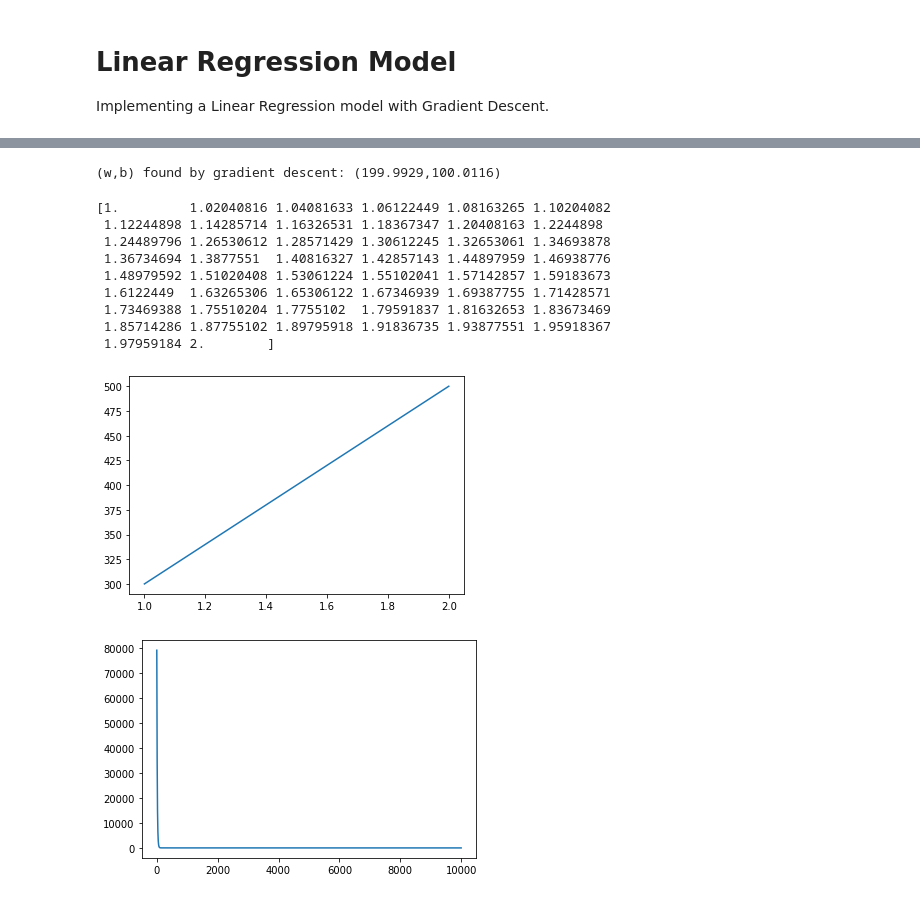
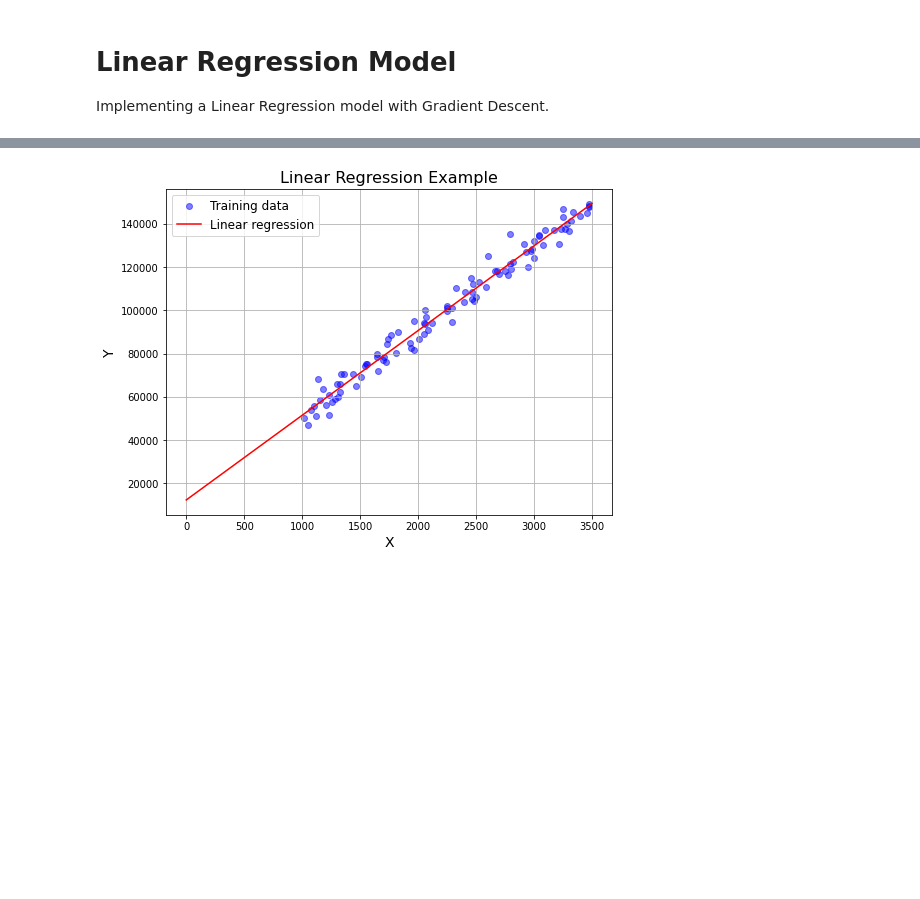
Before and after one commit to Adolfo-AB/learning-machine-learning, a Jupyter notebook: linear_regression.ipynb, the cells around one changed output, grey strips where cells are left out. Cells and saved outputs as stored; diff of their text form; code cells hidden in the pictures; blank space fills up the shorter version.

```diff
--- a/linear_regression.ipynb
+++ b/linear_regression.ipynb
@@ -74,34 +35,0 @@ def gradient_descent(x, y, w_in=0, b_in=0, alpha=0.000001, num_iters=NUM_ITERATI
-# %%
-# initialize parameters
-w_init = 0
-b_init = 0
-# some gradient descent settings
-iterations = 10000
-tmp_alpha = 1.0e-2
-# run gradient descent
-w_final, b_final, J_hist, p_hist = gradient_descent(x_train ,y_train, w_init, b_init, tmp_alpha,
-                                                    iterations, compute_cost, compute_gradient)
-print(f"(w,b) found by gradient descent: ({w_final:8.4f},{b_final:8.4f})")
-# %% [output]
-(w,b) found by gradient descent: (199.9929,100.0116)
-# %%
-x_plot = np.linspace(min(x_train), max(x_train))
-print(x_plot)
-y_plot = w_final*x_plot + b_final
-plt.plot(x_plot, y_plot)
-plt.show()
-
-plt.plot(J_hist)
-plt.show()
-# %% [output]
-[1.         1.02040816 1.04081633 1.06122449 1.08163265 1.10204082
- 1.12244898 1.14285714 1.16326531 1.18367347 1.20408163 1.2244898
- 1.24489796 1.26530612 1.28571429 1.30612245 1.32653061 1.34693878
- 1.36734694 1.3877551  1.40816327 1.42857143 1.44897959 1.46938776
- 1.48979592 1.51020408 1.53061224 1.55102041 1.57142857 1.59183673
- 1.6122449  1.63265306 1.65306122 1.67346939 1.69387755 1.71428571
- 1.73469388 1.75510204 1.7755102  1.79591837 1.81632653 1.83673469
- 1.85714286 1.87755102 1.89795918 1.91836735 1.93877551 1.95918367
- 1.97959184 2.        ]
-[figure, removed]
-[figure, removed]
@@ -107,0 +51,40 @@ plt.show()
+# %%
+# Standardize the input data
+x_train_scaled = (x_train - np.mean(x_train)) / np.std(x_train)
+y_train_scaled = (y_train - np.mean(y_train)) / np.std(y_train)
+
+# Call the gradient descent function with the scaled data
+intercept, slope = gradient_descent(x_train_scaled, y_train_scaled, 0, 0, 0.01, 1000)
+
+# Scale the x_model data using the same mean and standard deviation as x_train
+x_model = np.linspace(0,3500,100)
+x_model_scaled = (x_model - np.mean(x_train)) / np.std(x_train)
+
+# Calculate the predicted values using the scaled data and then rescale them
+y_model_scaled = slope * x_model_scaled + intercept
+y_model = y_model_scaled * np.std(y_train) + np.mean(y_train)
+# %%
+# Set the figure size
+plt.figure(figsize=(8, 6))
+
+# Plot the data points
+plt.scatter(x_train, y_train, color='b', alpha=0.5, label='Training data')
+
+# Plot the regression line
+plt.plot(x_model, y_model, color='r', label='Linear regression')
+
+# Add a title and axis labels
+plt.title('Linear Regression Example', fontsize=16)
+plt.xlabel('X', fontsize=14)
+plt.ylabel('Y', fontsize=14)
+
+# Add a legend
+plt.legend(loc='upper left', fontsize=12)
+
+# Add a grid
+plt.grid(True)
+
+# Show the plot
+plt.show()
+# %% [output]
+[figure, added]
```
Also changed, not shown: parts of 6 cells of this notebook.
